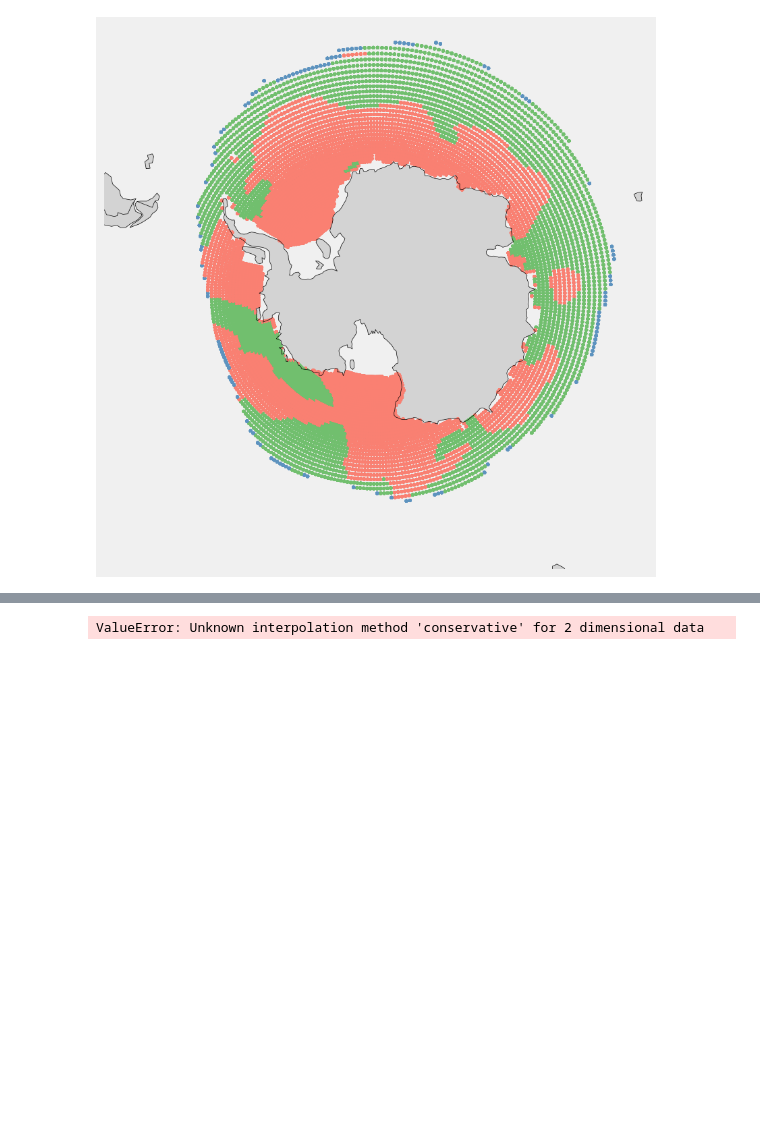
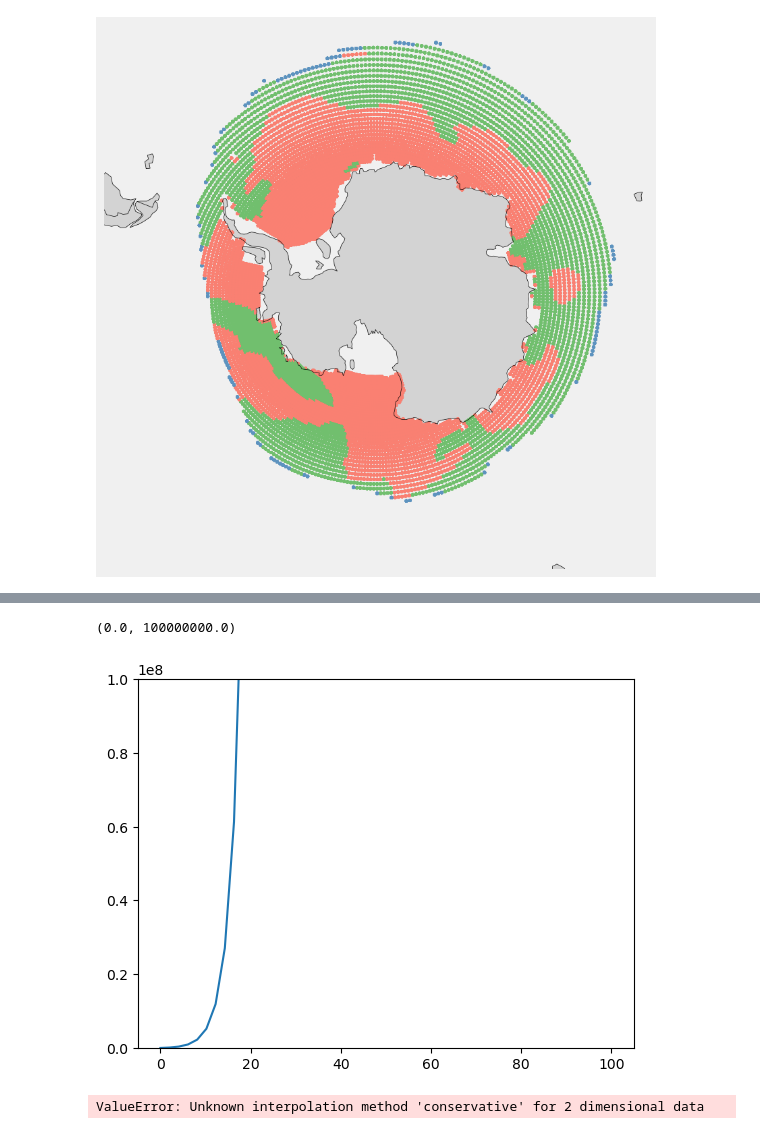
Before and after one commit to NoahDay/sea-ice-classification, a Jupyter notebook: k-means-velocities.ipynb, the cells around one changed output, grey strips where cells are left out. Cells and saved outputs as stored; diff of their text form; code cells hidden in the pictures; blank space fills up the shorter version.

```diff
--- a/k-means-velocities.ipynb
+++ b/k-means-velocities.ipynb
@@ -350,3 +359,9 @@ plt.show()
+# %%
+plt.plot(x, np.exp(y))
+plt.ylim(0,10**8)
+# %% [output]
+(0.0, 100000000.0)
+[figure, added]
 # %%
 from scipy.interpolate import griddata
 
```
Also changed, not shown: parts of 1 cell of this notebook, 1 other file.
